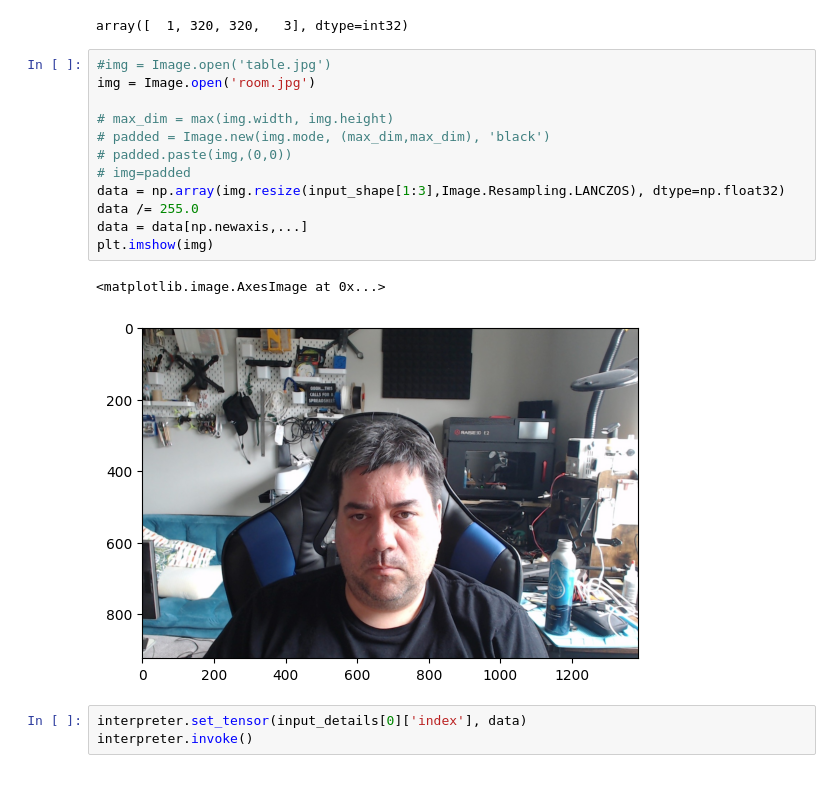
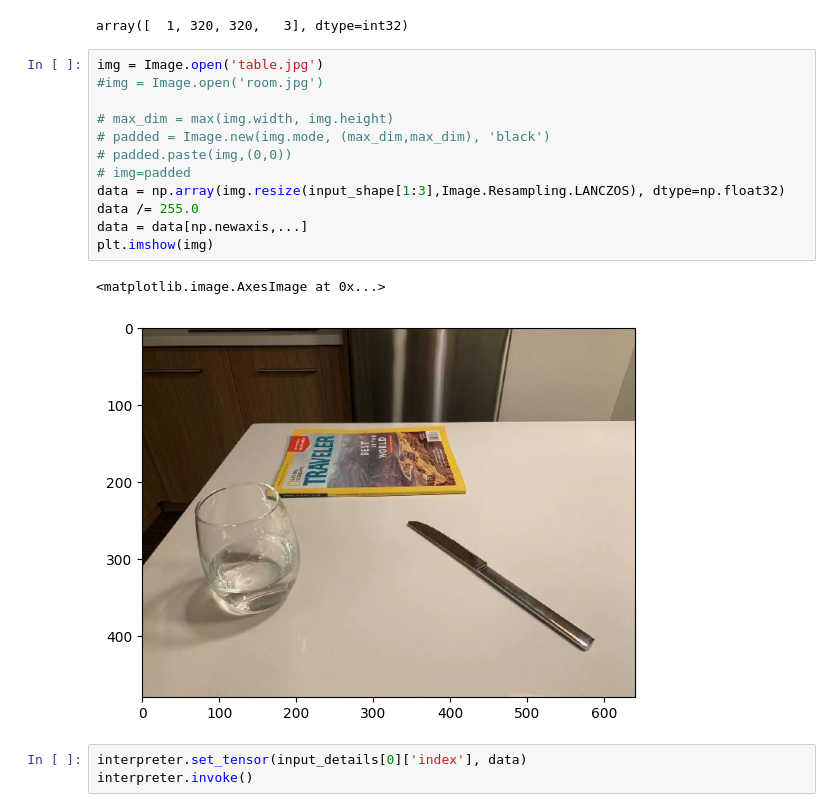
Before and after one commit to agvaniya/jupyter, a Jupyter notebook: tflite/yolo50.ipynb, the cells around one changed output. Cells and saved outputs as stored; diff of their text form; blank space fills up the shorter version.

```diff
--- a/tflite/yolo50.ipynb
+++ b/tflite/yolo50.ipynb
@@ -31,20 +31,20 @@ input_shape
 # %% [output]
 array([  1, 320, 320,   3], dtype=int32)
 # %%
-#img = Image.open('table.jpg')
-img = Image.open('room.jpg')
+img = Image.open('table.jpg')
+#img = Image.open('room.jpg')
 
 # max_dim = max(img.width, img.height)
 # padded = Image.new(img.mode, (max_dim,max_dim), 'black')
 # padded.paste(img,(0,0))
 # img=padded
 data = np.array(img.resize(input_shape[1:3],Image.Resampling.LANCZOS), dtype=np.float32)
 data /= 255.0
 data = data[np.newaxis,...]
 plt.imshow(img)
 # %% [output]
 <matplotlib.image.AxesImage at 0x...>
-[figure, old version]
+[figure, new version]
 # %%
 interpreter.set_tensor(input_details[0]['index'], data)
 interpreter.invoke()
```
Also changed, not shown: parts of 3 cells of this notebook, 3 other files.
